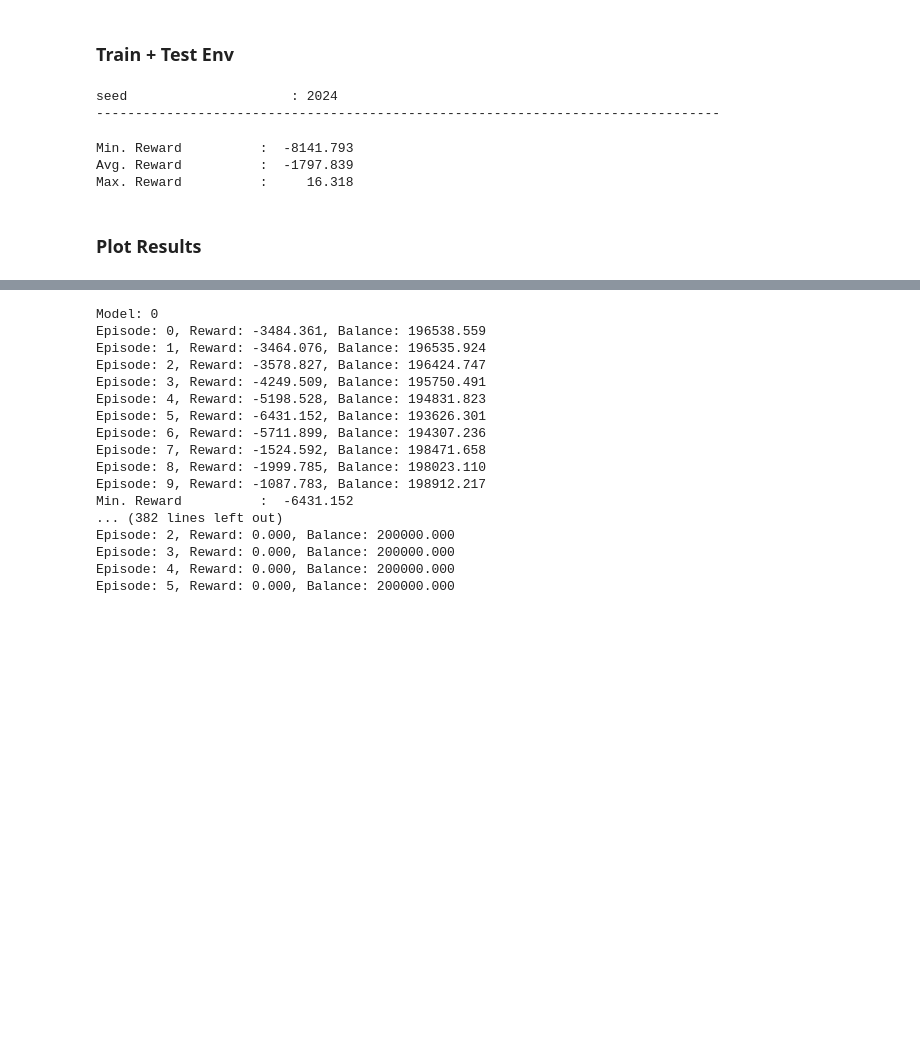
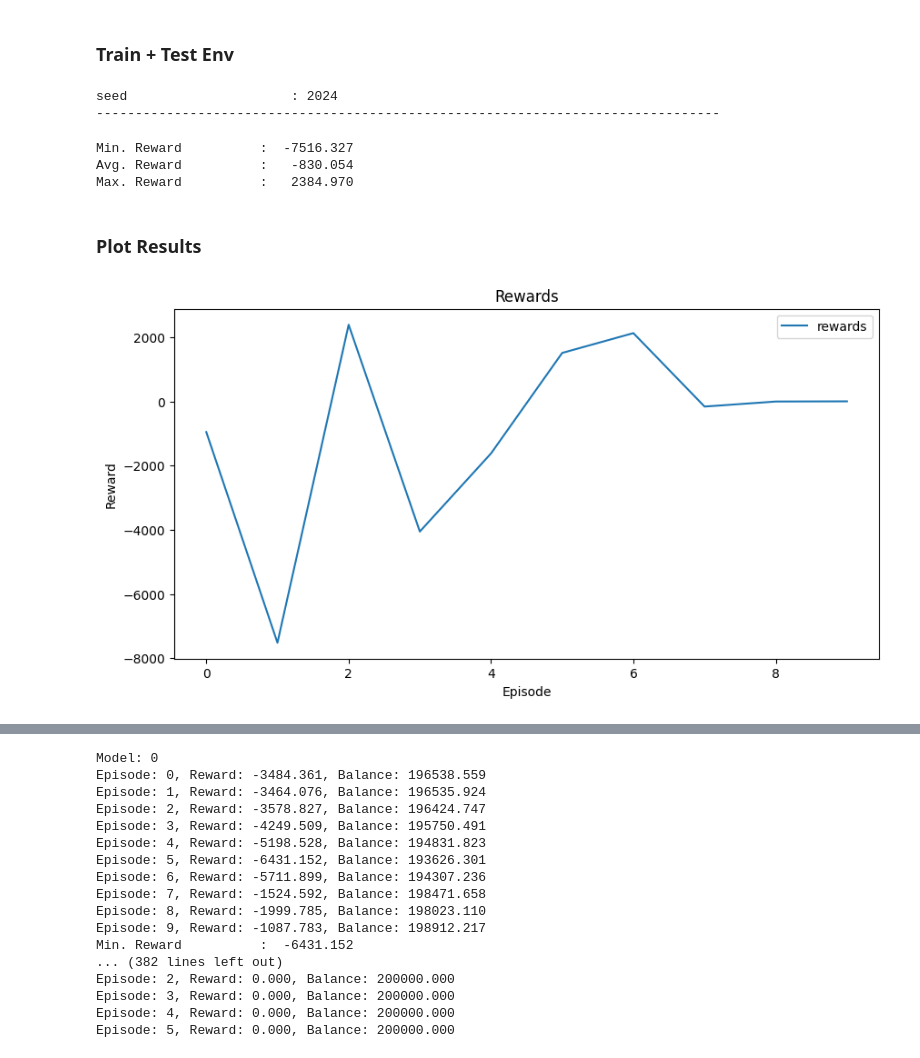
Before and after one commit to lilfetz22/gym_mtsim_forked, a Jupyter notebook: examples/custom_SB3_a2c_ppo.ipynb, the cells around one changed output, grey strips where cells are left out. Cells and saved outputs as stored; diff of their text form; code cells hidden in the pictures; blank space fills up the shorter version.

Commit message:
bunch of testing on the models that ran yesterday, but I think we need to remove the validations and just increase the timesteps

```diff
--- a/examples/custom_SB3_a2c_ppo.ipynb
+++ b/examples/custom_SB3_a2c_ppo.ipynb
@@ -44,4 +48,4 @@ training_length
 # %%
-training_index_slice = symbols[1]['EURUSD'].iloc[-int(training_length):-int(testing_length), :].index
+training_index_slice = symbols[1]['EURUSD'].iloc[:split, :].index
 validation_index_slice = symbols[1]['EURUSD'].iloc[-int(testing_length):-int(validation_length), :].index
-testing_index_slice = symbols[1]['EURUSD'].iloc[-int(final_test):, :].index
+testing_index_slice = symbols[1]['EURUSD'].iloc[-int(testing_length-500):, :].index
@@ -48,5 +67,5 @@ testing_index_slice = symbols[1]['EURUSD'].iloc[-int(final_test):, :].index
 # %%
-window_size_param = 50
+window_size_param = 10
 # %% [markdown]
 ### Create Env
 # %%
@@ -127,16 +146,16 @@ env_testing = MtEnv(
 # %% [markdown]
 ### Define Functions
 # %%
-def print_stats(reward_over_episodes):
+def print_stats(reward_over_episodes, printing_name):
     """  Print Reward  """
 
     avg_rewards = np.mean(reward_over_episodes)
     min_rewards = np.min(reward_over_episodes)
     max_rewards = np.max(reward_over_episodes)
 
-    print (f'Min. Reward          : {min_rewards:>10.3f}')
-    print (f'Avg. Reward          : {avg_rewards:>10.3f}')
-    print (f'Max. Reward          : {max_rewards:>10.3f}')
+    print (f'Min. {printing_name}          : {min_rewards:>10.3f}')
+    print (f'Avg. {printing_name}          : {avg_rewards:>10.3f}')
+    print (f'Max. {printing_name}          : {max_rewards:>10.3f}')
 
     return min_rewards, avg_rewards, max_rewards
 
@@ -251,8 +270,8 @@ print ("seed                     :", seed)
 plot_settings = {}
 plot_data = {'x': [i for i in range(1, total_num_episodes + 1)]}
 
-# learning_timesteps_list_in_K = [25]
-learning_timesteps_list_in_K = [50, 250, 500]
+learning_timesteps_list_in_K = [25,50,100]
+# learning_timesteps_list_in_K = [50, 250, 500]
 # learning_timesteps_list_in_K = [500, 1000, 3000, 5000]
 
 # RL Algorithms: https://stable-baselines3.readthedocs.io/en/master/guide/algos.html
@@ -273,7 +292,7 @@ for timesteps in learning_timesteps_list_in_K:
                                                      int(training_length), int(validation_length),
                                                      int(testing_length), step_key, total_learning_timesteps)
     timesteps_models_dict[step_key] = models_dict
-    min_rewards, avg_rewards, max_rewards, = print_stats(rewards)
+    min_rewards, avg_rewards, max_rewards, = print_stats(rewards, 'Reward')
     label = f'Avg. {avg_rewards:>7.2f} : {class_name} - {step_key}'
     plot_data[plot_key] = rewards
     plot_settings[plot_key] = {'label': label}
@@ -284,8 +303,8 @@ for timesteps in learning_timesteps_list_in_K:
 # %% [output]
 seed                     : 2024
 --------------------------------------------------------------------------------
-Min. Reward          :  -8141.793
-Avg. Reward          :  -1797.839
-Max. Reward          :     16.318
+Min. Reward          :  -7516.327
+Avg. Reward          :   -830.054
+Max. Reward          :   2384.970
 # %% [markdown]
 ### Plot Results
@@ -301,3 +311,16 @@ Max. Reward          :     16.318
+# %%
+# create a dataframe of the rewards
+rewards_df = pd.DataFrame({'rewards': rewards})
+# plot the rewards
+plt.figure(figsize=(10, 5))
+sns.lineplot(data=rewards_df)
+plt.title('Rewards')
+plt.xlabel('Episode')
+plt.ylabel('Reward')
+plt.legend()
+plt.show()
+# %% [output]
+[figure, added]
 # %%
 # # import the models from /models folder
 # import os
```
Also changed, not shown: parts of 16 cells of this notebook.
